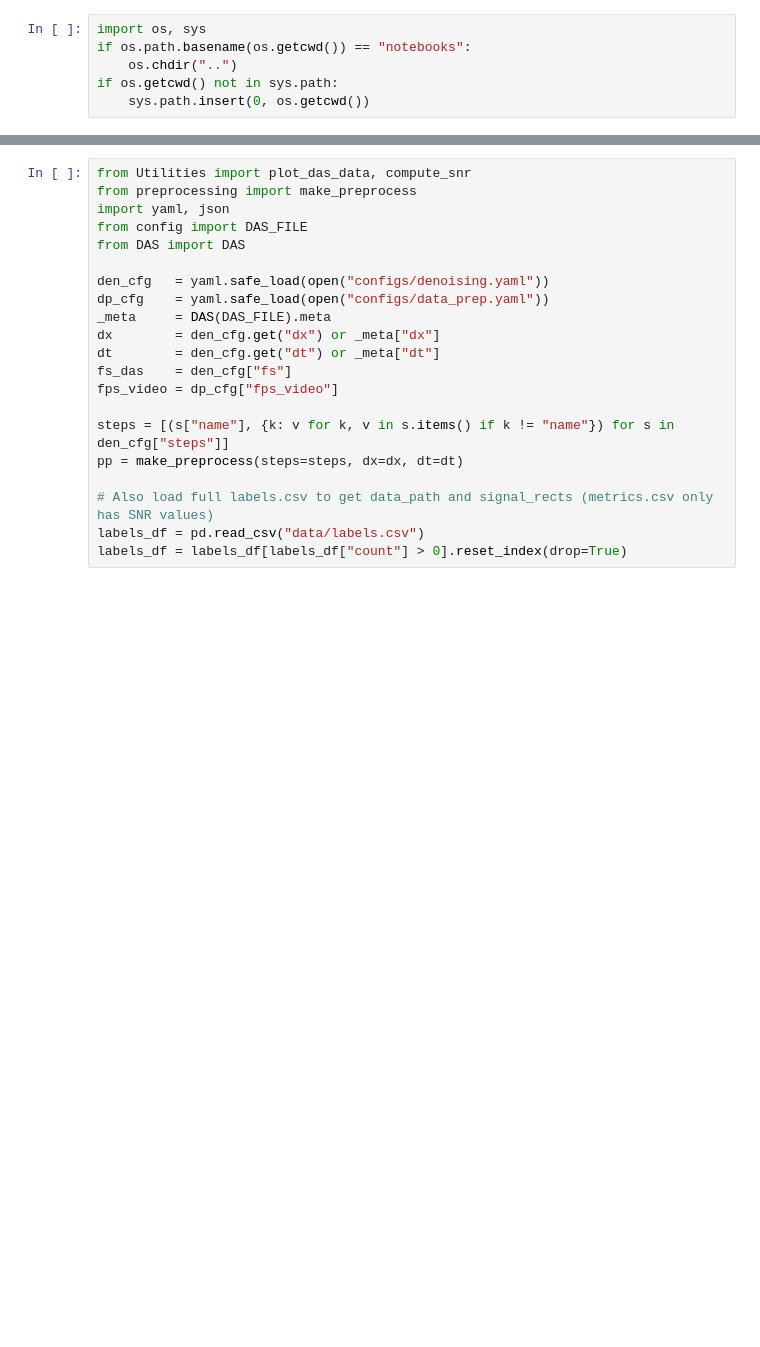
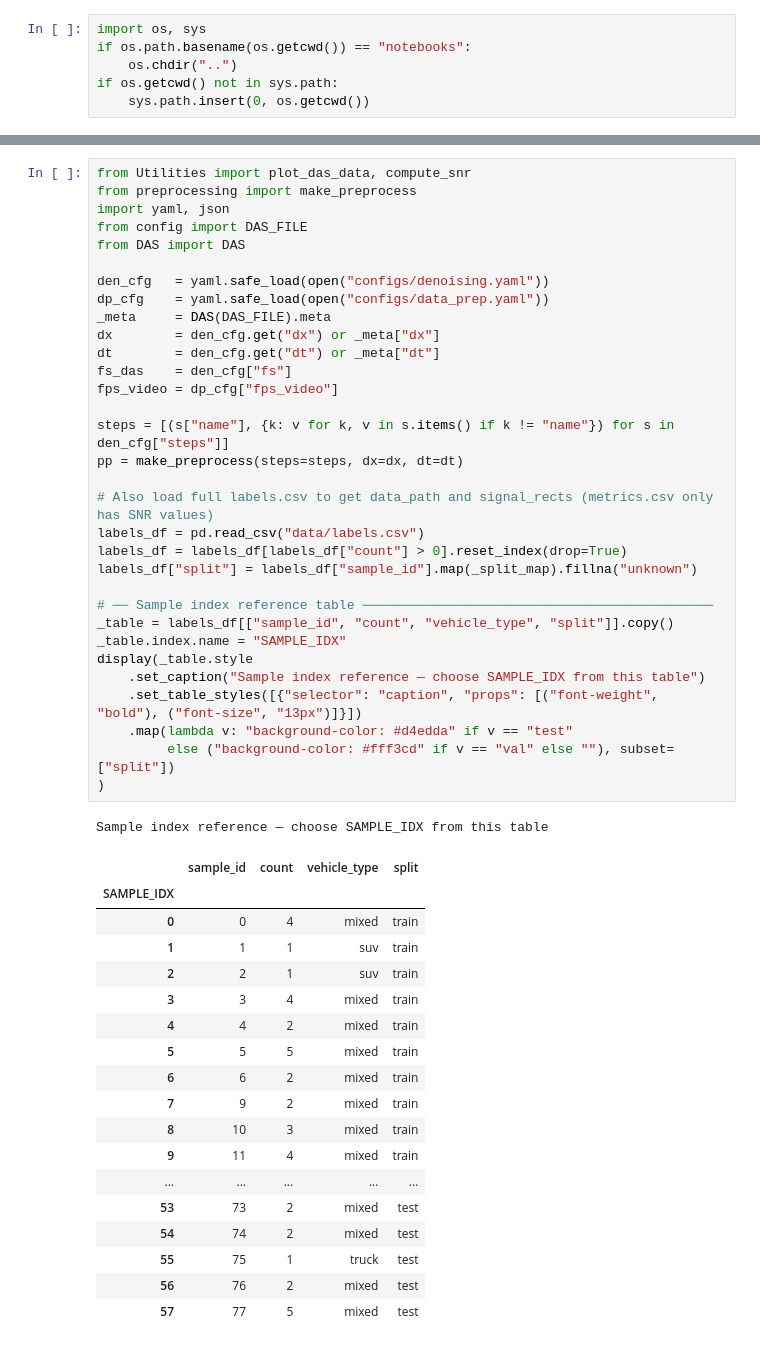
Before and after one commit to UWGeoD/DAS_Preprocessing, a Jupyter notebook: notebooks/eval_metrics.ipynb, the cells around one changed output, grey strips where cells are left out. Cells and saved outputs as stored; diff of their text form; blank space fills up the shorter version.

```diff
--- a/notebooks/eval_metrics.ipynb
+++ b/notebooks/eval_metrics.ipynb
@@ -102,22 +127,53 @@ Median ΔSNR (denoised - raw): 12.19 dB
 # %%
 from Utilities import plot_das_data, compute_snr
 from preprocessing import make_preprocess
 import yaml, json
 from config import DAS_FILE
 from DAS import DAS
 
 den_cfg   = yaml.safe_load(open("configs/denoising.yaml"))
 dp_cfg    = yaml.safe_load(open("configs/data_prep.yaml"))
 _meta     = DAS(DAS_FILE).meta
 dx        = den_cfg.get("dx") or _meta["dx"]
 dt        = den_cfg.get("dt") or _meta["dt"]
 fs_das    = den_cfg["fs"]
 fps_video = dp_cfg["fps_video"]
 
 steps = [(s["name"], {k: v for k, v in s.items() if k != "name"}) for s in den_cfg["steps"]]
 pp = make_preprocess(steps=steps, dx=dx, dt=dt)
 
 # Also load full labels.csv to get data_path and signal_rects (metrics.csv only has SNR values)
 labels_df = pd.read_csv("data/labels.csv")
 labels_df = labels_df[labels_df["count"] > 0].reset_index(drop=True)
+labels_df["split"] = labels_df["sample_id"].map(_split_map).fillna("unknown")
+
+# ── Sample index reference table ─────────────────────────────────────────────
+_table = labels_df[["sample_id", "count", "vehicle_type", "split"]].copy()
+_table.index.name = "SAMPLE_IDX"
+display(_table.style
+    .set_caption("Sample index reference — choose SAMPLE_IDX from this table")
+    .set_table_styles([{"selector": "caption", "props": [("font-weight", "bold"), ("font-size", "13px")]}])
+    .map(lambda v: "background-color: #d4edda" if v == "test"
+         else ("background-color: #fff3cd" if v == "val" else ""), subset=["split"])
+)
+# %% [output]
+Sample index reference — choose SAMPLE_IDX from this table
+|  | sample_id | count | vehicle_type | split |
+| SAMPLE_IDX |  |  |  |  |
+| 0 | 0 | 4 | mixed | train |
+| 1 | 1 | 1 | suv | train |
+| 2 | 2 | 1 | suv | train |
+| 3 | 3 | 4 | mixed | train |
+| 4 | 4 | 2 | mixed | train |
+| 5 | 5 | 5 | mixed | train |
+| 6 | 6 | 2 | mixed | train |
+| 7 | 9 | 2 | mixed | train |
+| 8 | 10 | 3 | mixed | train |
+| 9 | 11 | 4 | mixed | train |
+| ... | ... | ... | ... | ... |
+| 53 | 73 | 2 | mixed | test |
+| 54 | 74 | 2 | mixed | test |
+| 55 | 75 | 1 | truck | test |
+| 56 | 76 | 2 | mixed | test |
+| 57 | 77 | 5 | mixed | test |
 # %%
```
Also changed, not shown: parts of 7 cells of this notebook, 2 other files.
